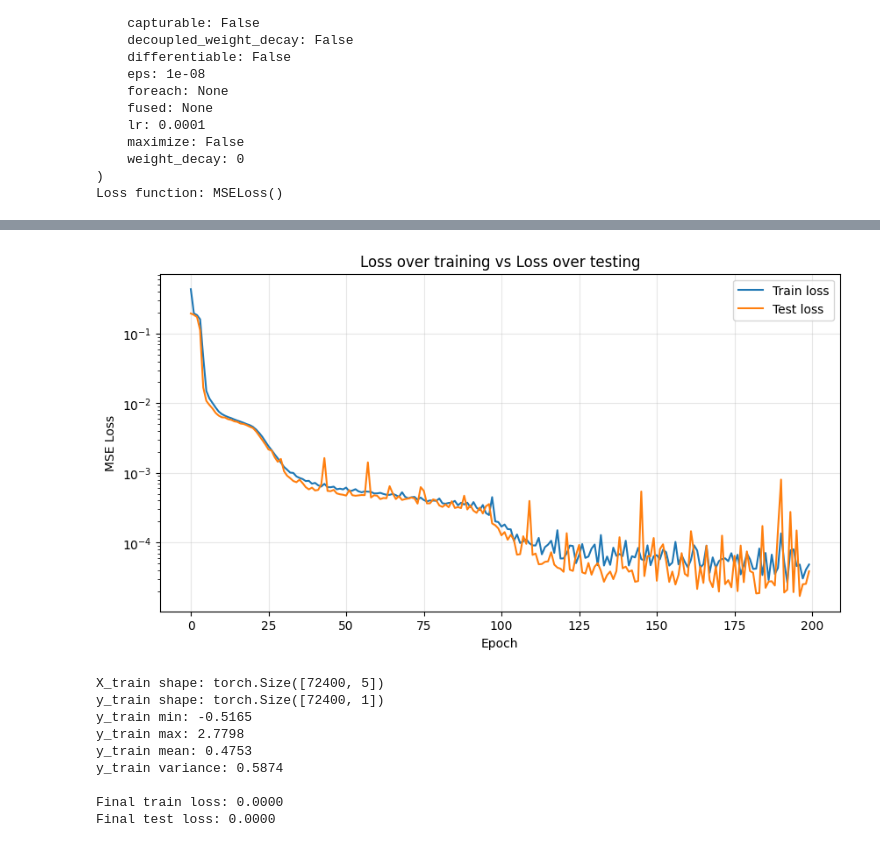
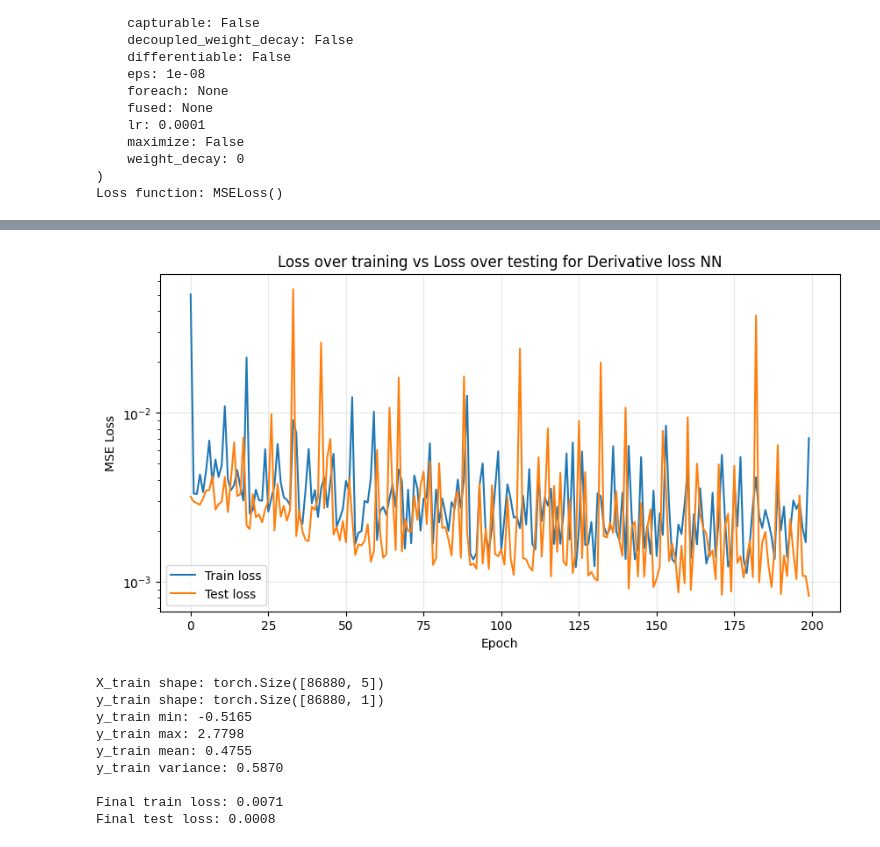
Before and after one commit to james-613/Modified_pyMieScatt_NN, a Jupyter notebook: mie_theory_NN_with_derivatives.ipynb, the cells around one changed output, grey strips where cells are left out. Saved outputs shown, nothing was run; the diff lists cells and outputs as text; code cells hidden in the pictures.

Commit message:
testing

```diff
--- a/mie_theory_NN_with_derivatives.ipynb
+++ b/mie_theory_NN_with_derivatives.ipynb
@@ -73,7 +73,7 @@ import numpy as np
 import matplotlib.pyplot as plt
 import pymiediff as pmd
 
-N_PARTICLES = 500
+N_PARTICLES = 600
 N_ANGLES = 181
 
 # Particle-level storage: shape (N_PARTICLES, N_ANGLES, ...)
@@ -262,15 +264,15 @@ Parameter Group 0
 )
 Loss function: MSELoss()
 # %%
-N_EPOCHS = 100
-BATCH_SIZE = 128
+N_EPOCHS = 200
+BATCH_SIZE = 256
 
 train_losses = []
 test_losses = []
 
 n_train = X_train.shape[0]
 n_batches = n_train // BATCH_SIZE
-derivative_normalization = 0.01
+derivative_normalization = 0.1
 
 # def determine_derivative()
 print(f"Training: {N_EPOCHS} epochs, {n_batches} batches per epoch\n")
@@ -299,11 +301,13 @@ for epoch in range(N_EPOCHS):
 
         # take derivative of prediction
         nn_derivative = torch.autograd.grad(pred.sum(), X_batch, create_graph=True)[0] # derivative with respect to training parameters
+        # print(nn_derivative)
         nn_derivative_wrt_angle = nn_derivative[:, 4:5] # take dBrightness/dAngle values
+        nn_derivative_wrt_diameter = nn_derivative[:, 3:4] # take dBrightness/dDiameter values
 
         loss_intensity = loss_fn(pred, y_batch) # get the loss for brightness
-        loss_derivative = loss_fn(nn_derivative_wrt_angle, dy_batch) # get the loss from derivatives
-        loss = loss_intensity + derivative_normalization * loss_derivative
+        loss_derivative_wrt_angle = loss_fn(nn_derivative_wrt_angle, dy_batch) # get the loss from derivatives
+        loss = loss_intensity + derivative_normalization * loss_derivative_wrt_angle
 
         # back propogate
         optimizer.zero_grad() # clears gradients from previous batches
@@ -316,7 +320,7 @@ for epoch in range(N_EPOCHS):
     train_losses.append(avg_train_loss) # save avg loss for plotting
 
     # Evaluate on test set (no gradients needed)
-    X_test_req = X_test.detach().clone().requires_grad_(True)
+    X_test_req = X_test.detach().clone().requires_grad_(True) # this way the original X_test doesn't have to carry around it's claculation history
     test_pred = model(X_test_req) #predict on 200 test examples
 
     test_nn_derivative = torch.autograd.grad(test_pred.sum(), X_test_req, create_graph=False)[0] # derivative with respect to training parameters
@@ -343,35 +349,35 @@ Epoch  40  Train Loss: 0.0000636671  Test Loss: 0.0000139822
 # %%
 plt.figure(figsize=(10, 5))
 plt.plot(train_losses, label='Train loss')
 plt.plot(test_losses, label='Test loss')
 plt.xlabel("Epoch")
 plt.ylabel("MSE Loss")
-plt.title("Loss over training vs Loss over testing")
+plt.title("Loss over training vs Loss over testing for Derivative loss NN")
 plt.yscale('log')
 plt.legend()
 plt.grid(True, alpha=0.3)
 plt.show()
 
 print(f"X_train shape: {X_train.shape}")
 print(f"y_train shape: {y_train.shape}")
 print(f"y_train min: {y_train.min().item():.4f}")
 print(f"y_train max: {y_train.max().item():.4f}")
 print(f"y_train mean: {y_train.mean().item():.4f}")
 print(f"y_train variance: {y_train.var().item():.4f}")
 print()
 print(f"Final train loss: {train_losses[-1]:.4f}")
 print(f"Final test loss: {test_losses[-1]:.4f}")
 # %% [output]
-[figure, old version]
+[figure, new version]
-X_train shape: torch.Size([72400, 5])
-y_train shape: torch.Size([72400, 1])
+X_train shape: torch.Size([86880, 5])
+y_train shape: torch.Size([86880, 1])
 y_train min: -0.5165
 y_train max: 2.7798
-y_train mean: 0.4753
-y_train variance: 0.5874
+y_train mean: 0.4755
+y_train variance: 0.5870
 
-Final train loss: 0.0000
-Final test loss: 0.0000
+Final train loss: 0.0071
+Final test loss: 0.0008
 # %%
 print("Printing X_test")
 print(X_test)
```
Also changed, not shown: parts of 8 cells of this notebook.
